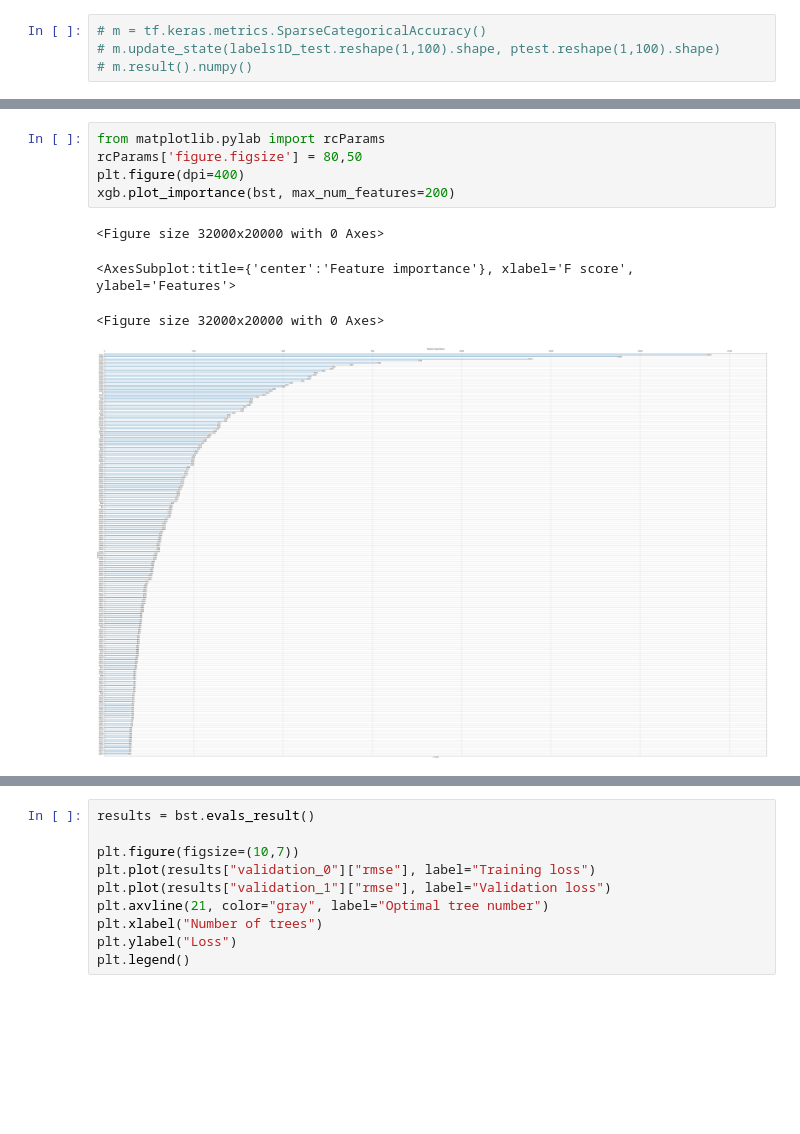
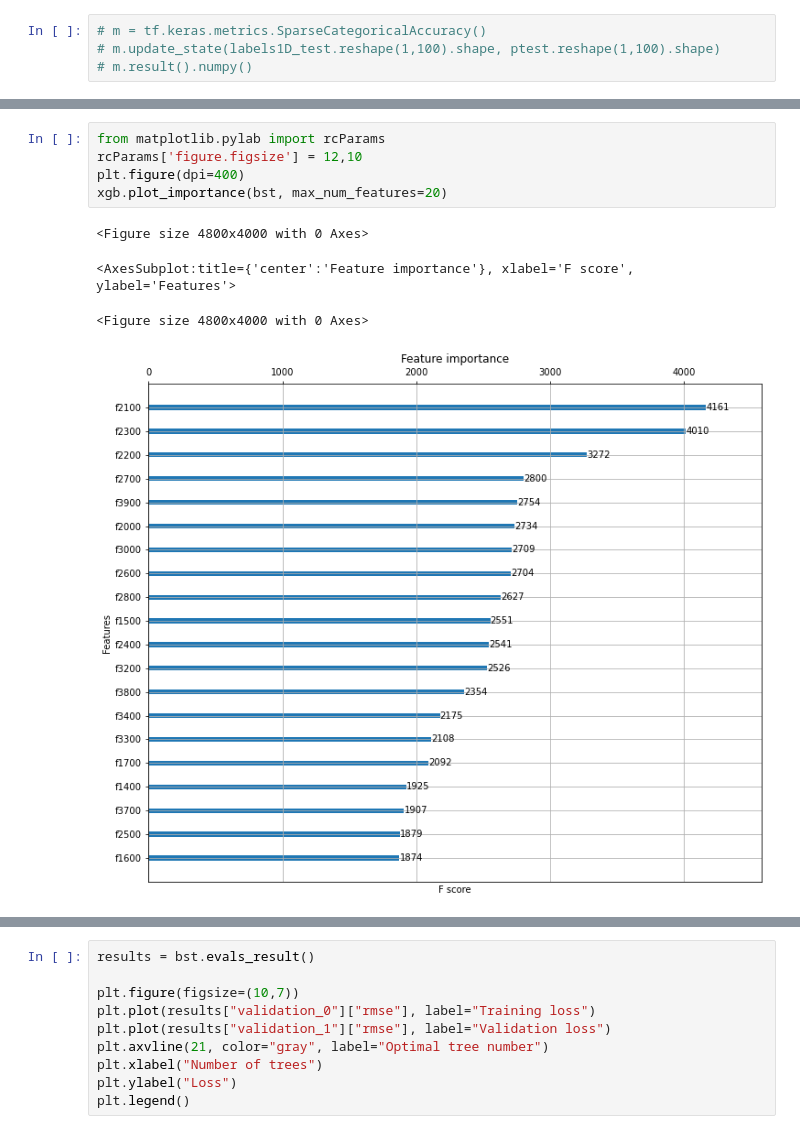
Before and after one commit to binxi0629/BS2layergroup, a Jupyter notebook: network/BS2LN-xg.ipynb, the cells around one changed output, grey strips where cells are left out. Cells and saved outputs as stored; diff of their text form; blank space fills up the shorter version.

```diff
--- a/network/BS2LN-xg.ipynb
+++ b/network/BS2LN-xg.ipynb
@@ -136,13 +136,13 @@ mse
 # %%
 from matplotlib.pylab import rcParams
-rcParams['figure.figsize'] = 80,50
+rcParams['figure.figsize'] = 12,10
 plt.figure(dpi=400)
-xgb.plot_importance(bst, max_num_features=200)
+xgb.plot_importance(bst, max_num_features=20)
 # %% [output]
-<Figure size 32000x20000 with 0 Axes>
+<Figure size 4800x4000 with 0 Axes>
 <AxesSubplot:title={'center':'Feature importance'}, xlabel='F score', ylabel='Features'>
-<Figure size 32000x20000 with 0 Axes>
+<Figure size 4800x4000 with 0 Axes>
-[figure, old version]
+[figure, new version]
 # %%
 from matplotlib.pylab import rcParams
 # rcParams['figure.figsize'] = 80,50
```
Also changed, not shown: parts of 4 cells of this notebook, 12 other files.
